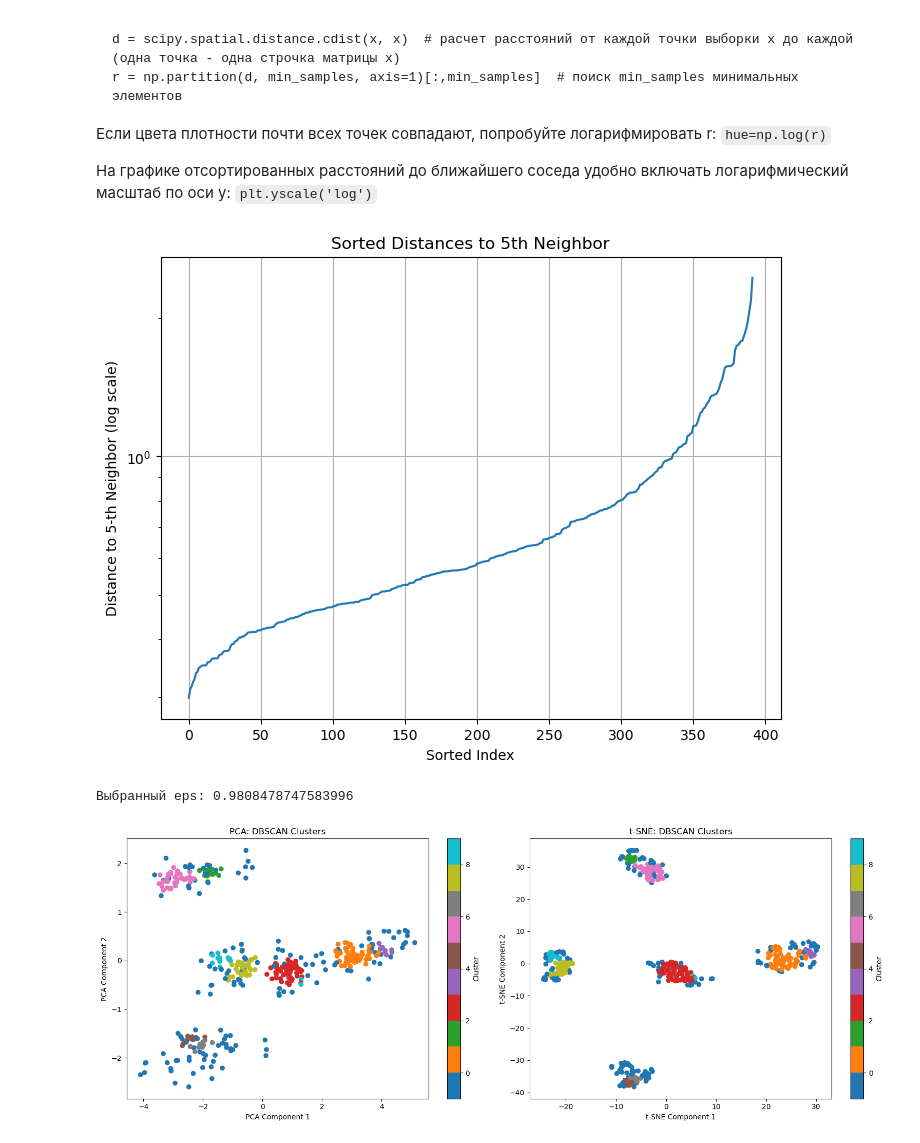
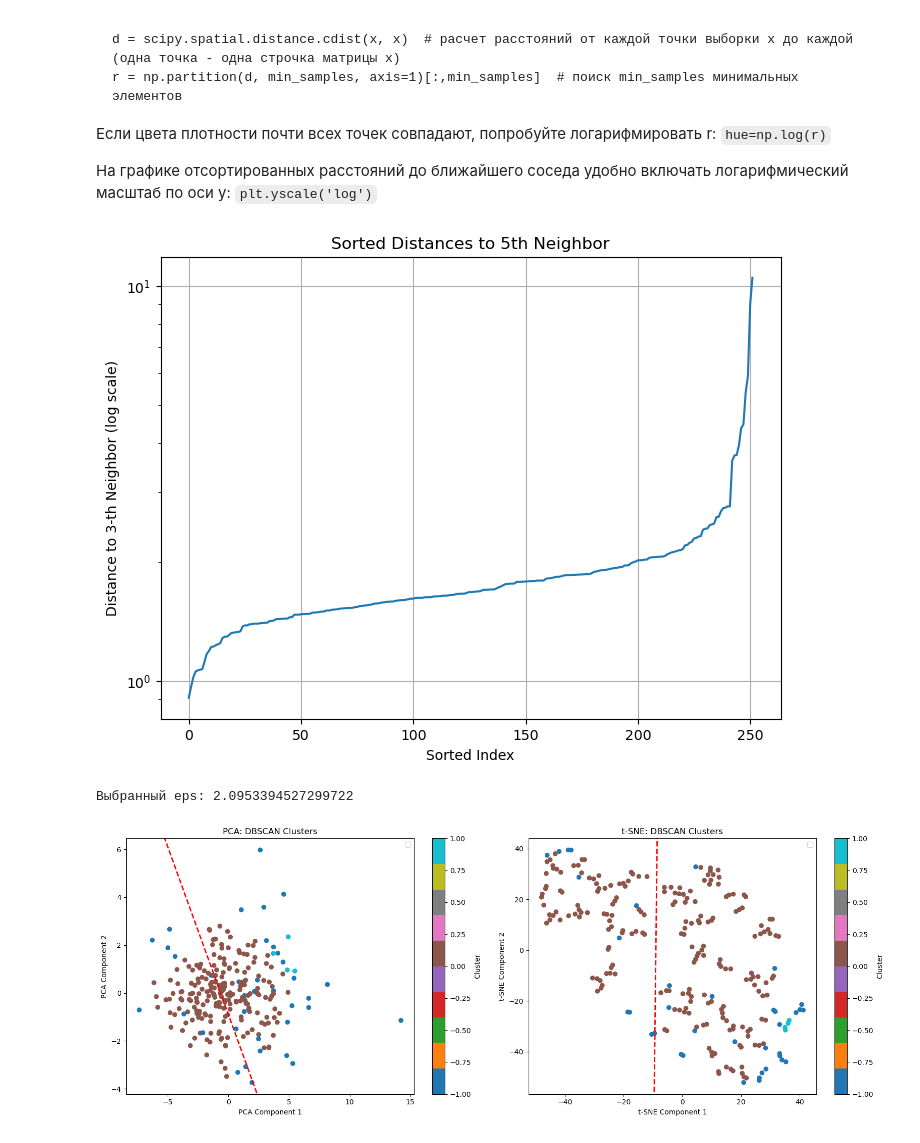
Before and after one commit to BEDTRIP/Guda_ML, a Jupyter notebook: lab4_done.ipynb, the cells around one changed output. Drawn from its saved outputs; the diff is of its cells as text; code cells hidden in the pictures.

```diff
--- a/lab4_done.ipynb
+++ b/lab4_done.ipynb
@@ -208,7 +236,7 @@ plt.show()
 * Если вы не увидели сгущения с помощью PCA, примените [t-SNE](https://scikit-learn.org/stable/modules/generated/sklearn.manifold.TSNE.html) и нарисуйте аналогичный график рассеяния. Поймите и запишите в ответе физический смысл найденных сгущений данных (20% баллов). Это можно сделать, взяв наугад точки внутри кластеров в embadding (т.е. на графике рассеяния) и применив обратное преобразование. Другой хороший прием: строить графики рассеяния, перебирая в качестве цвета различные признаки. Нам нужны те, для которых сгущения красятся в разный цвет.
 # %%
 # t-SNE
-tsne = TSNE(n_components=2, random_state=42)
+tsne = TSNE(n_components=2, random_state=43, perplexity=5)
 tsne_features = tsne.fit_transform(X_scaled)
 
 # График t-SNE с плотностью
@@ -219,4 +247,21 @@ plt.xlabel('t-SNE Component 1')
 plt.ylabel('t-SNE Component 2')
 plt.title('t-SNE: Density of Points')
 plt.show()
+
+# Графики рассеяния с цветом по всем признакам
+features_to_plot = data_with_target.columns  # Все признаки, включая model_year
+n_features = len(features_to_plot)
+n_cols = 3
+n_rows = (n_features + n_cols - 1) // n_cols
+
+plt.figure(figsize=(15, 5 * n_rows))
+for i, feature in enumerate(features_to_plot, 1):
+    plt.subplot(n_rows, n_cols, i)
+    scatter = plt.scatter(tsne_features[:, 0], tsne_features[:, 1], c=data_with_target[feature], cmap='viridis')
+    plt.colorbar(scatter, label=feature)
+    plt.xlabel('t-SNE Component 1')
+    plt.ylabel('t-SNE Component 2')
+    plt.title(f't-SNE colored by {feature}')
+plt.tight_layout()
+plt.show()
 # %% [output]
@@ -248,35 +294,54 @@ eps = np.percentile(r, 85)  # Уменьшаем до 85% для большег
 print(f"Выбранный eps: {eps}")
 
 # DBSCAN на исходных данных
-eps = 0.5  # или другое оптимальное значение (нужно определить)
-dbscan = DBSCAN(eps=eps, min_samples=min_samples)
+eps = 2  # или другое оптимальное значение (нужно определить)
+min_samples = 3
+dbscan = DBSCAN(eps=eps, min_samples=min_samples, algorithm='auto')
 clusters = dbscan.fit_predict(X_scaled)
 # %% [output]
-[figure, old version]
+[figure, new version]
-Выбранный eps: 0.9808478747583996
+Выбранный eps: 2.0953394527299722
 # %%
 # Создаем фигуру с двумя осями (2 графика слева направо)
 fig, axes = plt.subplots(1, 2, figsize=(16, 6))
 
 # Визуализация кластеров на PCA
 scatter2 = axes[0].scatter(pca_features[:, 0], pca_features[:, 1], c=clusters, cmap='tab10')
 fig.colorbar(scatter2, ax=axes[1], label='Cluster')
 axes[0].set_xlabel('PCA Component 1')
 axes[0].set_ylabel('PCA Component 2')
 axes[0].set_title('PCA: DBSCAN Clusters')
+x_limits = axes[0].get_xlim()
+y_limits = axes[0].get_ylim()
+xxx = np.linspace(min(pca_features[:, 0]), max(pca_features[:, 0]), 100)
+yyy = -1.4*xxx - 0.9
+axes[0].plot(xxx, yyy, color='red', linewidth=2, linestyle='--')
+axes[0].legend()
+# Восстанавливаем границы осей
+axes[0].set_xlim(x_limits)
+axes[0].set_ylim(y_limits)
 
 # Визуализация кластеров на t-SNE
 scatter1 = axes[1].scatter(tsne_features[:, 0], tsne_features[:, 1], c=clusters, cmap='tab10')
 fig.colorbar(scatter1, ax=axes[0], label='Cluster')
 axes[1].set_xlabel('t-SNE Component 1')
 axes[1].set_ylabel('t-SNE Component 2')
 axes[1].set_title('t-SNE: DBSCAN Clusters')
 
+x_limits = axes[1].get_xlim()
+y_limits = axes[1].get_ylim()
+xxx = np.linspace(min(tsne_features[:, 0]), max(tsne_features[:, 1]), 100)
+yyy = 100*xxx + 900
+axes[1].plot(xxx, yyy, color='red', linewidth=2, linestyle='--')
+axes[1].legend()
+# Восстанавливаем границы осей
+axes[1].set_xlim(x_limits)
+axes[1].set_ylim(y_limits)
 
 plt.tight_layout()
 plt.show()
 # %% [output]
-[figure, old version]
+[figure, new version]
 # %%
 # Количество точек в каждом кластере
 unique, counts = np.unique(clusters, return_counts=True)
```
Also changed, not shown: parts of 12 cells of this notebook, 2 other files.
